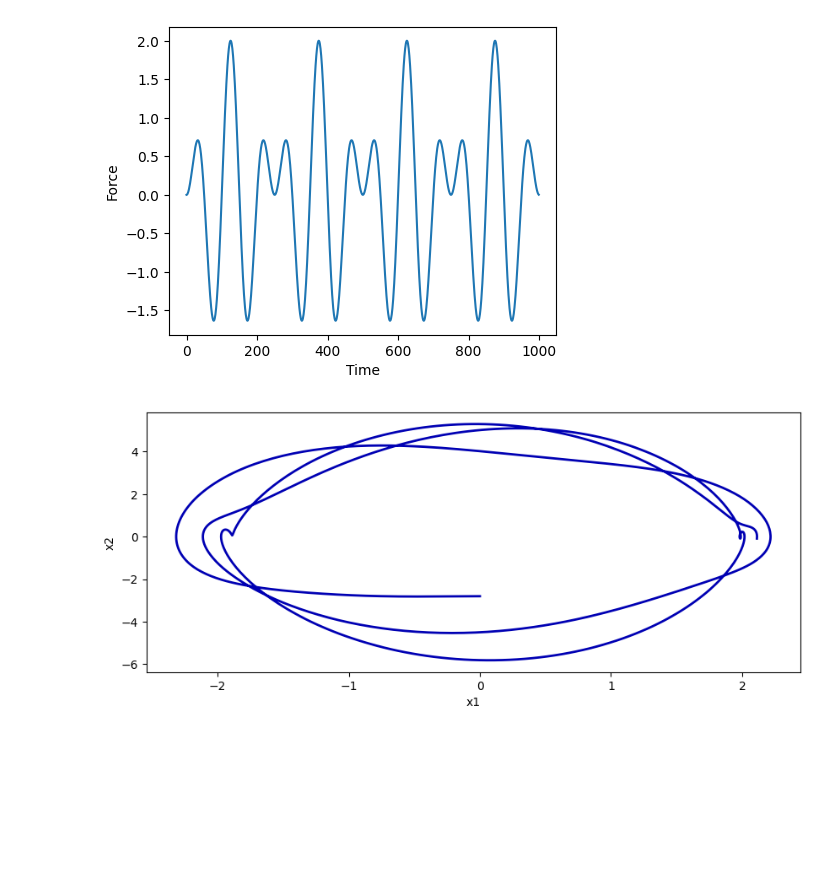
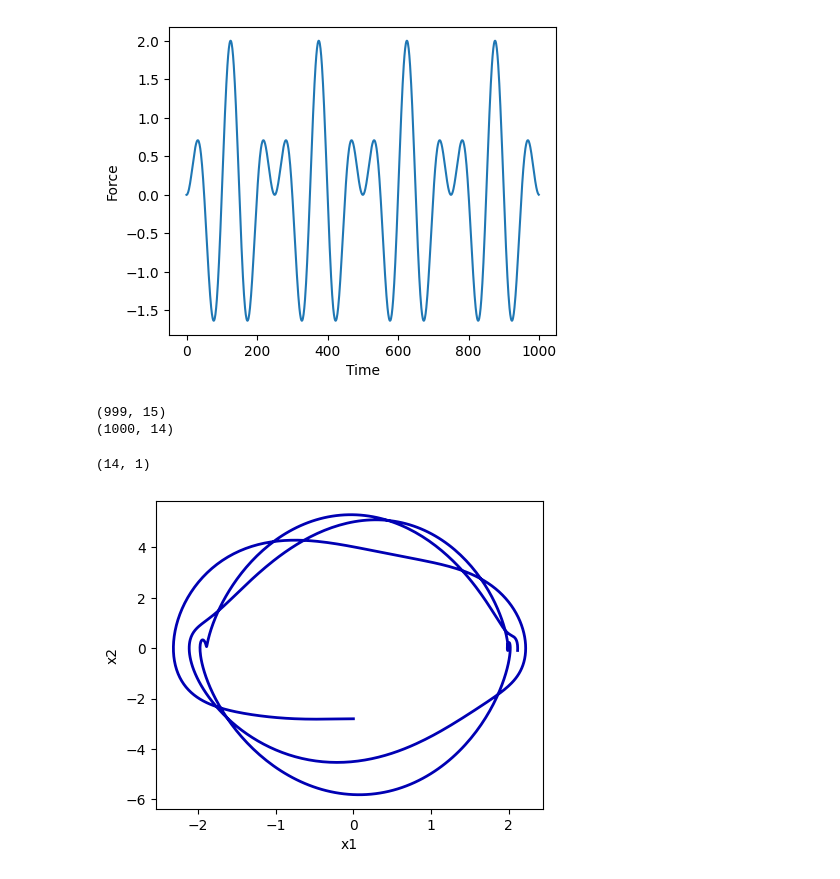
Before and after one commit to shahin1009/EDMD, a Jupyter notebook: EDMDc.ipynb, the cells around one changed output. Drawn from its saved outputs; the diff is of its cells as text; code cells hidden in the pictures; blank space fills up the shorter version.

```diff
--- a/EDMDc.ipynb
+++ b/EDMDc.ipynb
@@ -112,32 +112,45 @@ polyorder = 4
 nvar = 2
 
 Theta = buildTheta(yf, nvar, polyorder)
-Theta = Theta.T
 
-Nstates = Theta.shape[0]
-G = np.append(Theta[:,:-1], uf[:-1].reshape(1, -1), 0)
+Nstates = Theta.shape[1]
+G = np.append(Theta[:-1,:], uf[:-1].reshape(-1, 1), 1)
+# %%
+print(G.shape)
+print(Theta.shape)
+# %% [output]
+(999, 15)
+(1000, 14)
 # %%
 from scipy.linalg import svd , inv
 
 Ug, Sg, Vg = svd(G, full_matrices=False)
+# SVD
+AB = Theta[1:,:].T @ Ug @ inv(np.diag(Sg[:15])) @ Vg
 
-AB = Theta[:,1:] @ Vg.T @ inv(np.diag(Sg[:15])) @ Ug.T
+# or
+# AB = Vg.T @ inv(np.diag(Sg[:15])) @ Ug.T @ Theta[1:,:]
+# AB = AB.T
+
+
 Am = AB[:Nstates, :Nstates]
-Bm = np.array(AB[:Nstates, -1]).reshape(-1,1)
+Bm = np.array(AB[:,-1]).reshape(-1,1)
 Cm = np.eye(Nstates)
 Dm = np.zeros((Nstates, 1))
+# %%
+Bm.shape
+# %% [output]
+(14, 1)
 # %%
-
-
- sysmodel_EDMDc = ss(Am,Bm,Cm,Dm,0.01)
+sysmodel_EDMDc = ss(Am,Bm,Cm,Dm,t[1]-t[0])
 # %%
 yEDMDc, T, xout = lsim(sysmodel_EDMDc,uf,t,buildTheta(x0.reshape(1,-1),nvar, polyorder).T)
 # %%
-fig, ax1 = plt.subplots(figsize=(10, 4))  # Create a figure with two subplots
+fig, ax1 = plt.subplots()  # Create a figure with two subplots
 
 ax1.plot(yEDMDc[:, 0], yEDMDc[:, 1], '-', color=[0, 0, 0.7], linewidth=2)
 ax1.set_xlabel('x1')
 ax1.set_ylabel('x2')
 plt.show()
 # %% [output]
-[figure, old version]
+[figure, new version]
```
